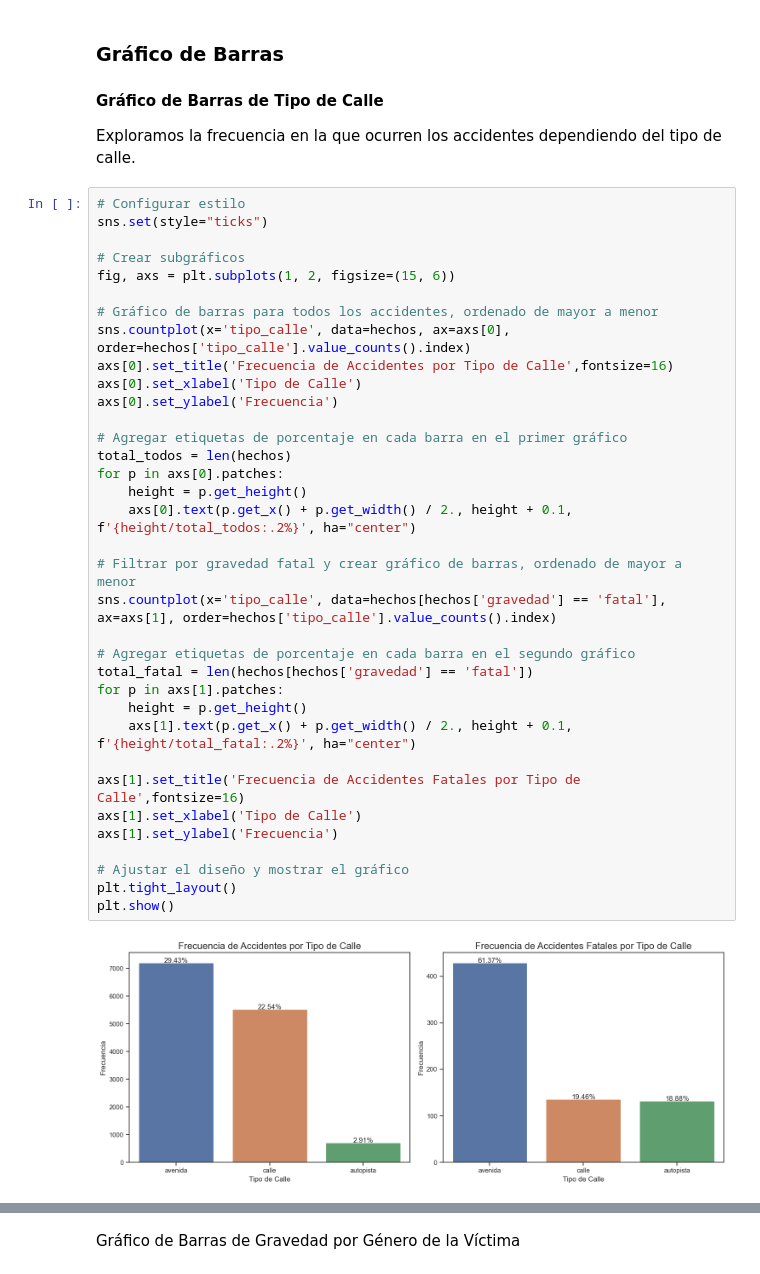
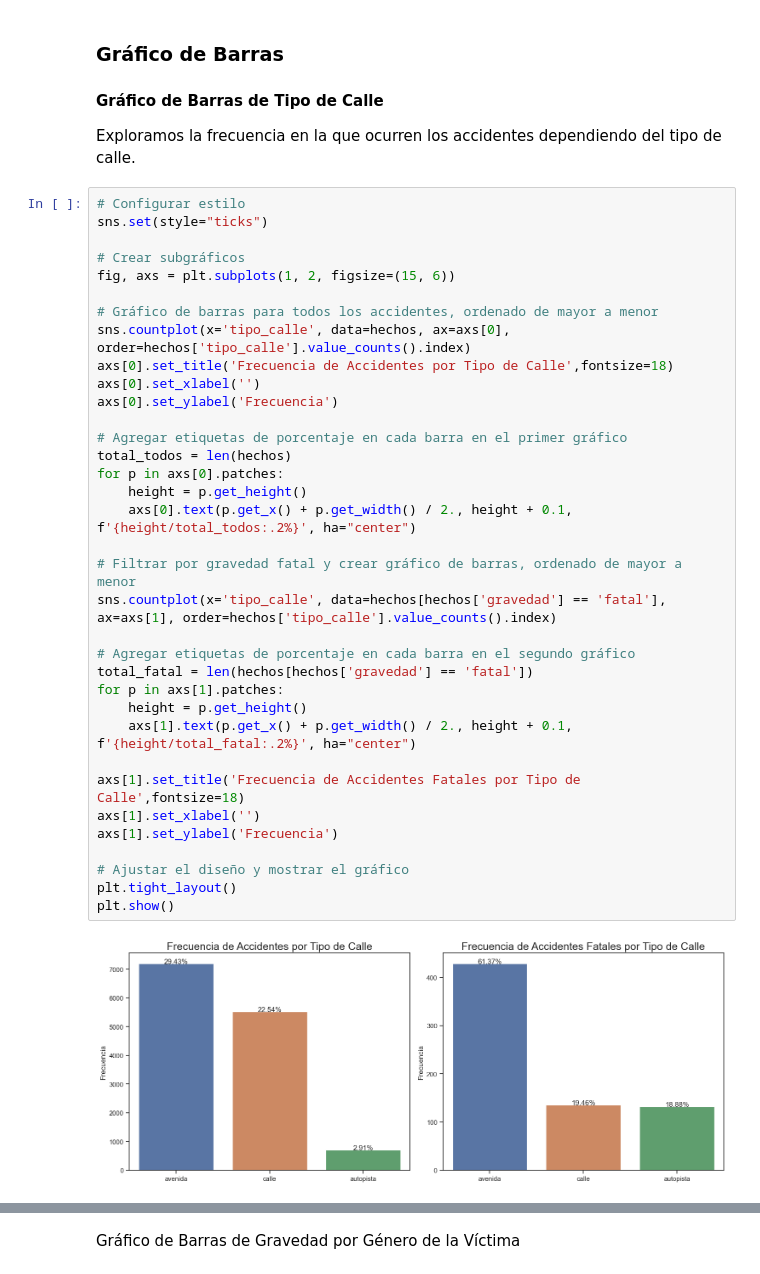
Before and after one commit to KGSanchezM/Siniestros-Viales, a Jupyter notebook: Notebooks/EDA.ipynb, the cells around one changed output, grey strips where cells are left out. Saved outputs shown, nothing was run; the diff lists cells and outputs as text.

```diff
--- a/Notebooks/EDA.ipynb
+++ b/Notebooks/EDA.ipynb
@@ -327,35 +327,35 @@ Exploramos la frecuencia en la que ocurren los accidentes dependiendo del tipo d
 sns.set(style="ticks")
 
 # Crear subgráficos
 fig, axs = plt.subplots(1, 2, figsize=(15, 6))
 
 # Gráfico de barras para todos los accidentes, ordenado de mayor a menor
 sns.countplot(x='tipo_calle', data=hechos, ax=axs[0], order=hechos['tipo_calle'].value_counts().index)
-axs[0].set_title('Frecuencia de Accidentes por Tipo de Calle',fontsize=16)
-axs[0].set_xlabel('Tipo de Calle')
+axs[0].set_title('Frecuencia de Accidentes por Tipo de Calle',fontsize=18)
+axs[0].set_xlabel('')
 axs[0].set_ylabel('Frecuencia')
 
 # Agregar etiquetas de porcentaje en cada barra en el primer gráfico
 total_todos = len(hechos)
 for p in axs[0].patches:
     height = p.get_height()
     axs[0].text(p.get_x() + p.get_width() / 2., height + 0.1, f'{height/total_todos:.2%}', ha="center")
 
 # Filtrar por gravedad fatal y crear gráfico de barras, ordenado de mayor a menor
 sns.countplot(x='tipo_calle', data=hechos[hechos['gravedad'] == 'fatal'], ax=axs[1], order=hechos['tipo_calle'].value_counts().index)
 
 # Agregar etiquetas de porcentaje en cada barra en el segundo gráfico
 total_fatal = len(hechos[hechos['gravedad'] == 'fatal'])
 for p in axs[1].patches:
     height = p.get_height()
     axs[1].text(p.get_x() + p.get_width() / 2., height + 0.1, f'{height/total_fatal:.2%}', ha="center")
 
-axs[1].set_title('Frecuencia de Accidentes Fatales por Tipo de Calle',fontsize=16)
-axs[1].set_xlabel('Tipo de Calle')
+axs[1].set_title('Frecuencia de Accidentes Fatales por Tipo de Calle',fontsize=18)
+axs[1].set_xlabel('')
 axs[1].set_ylabel('Frecuencia')
 
 # Ajustar el diseño y mostrar el gráfico
 plt.tight_layout()
 plt.show()
 # %% [output]
-[figure, old version]
+[figure, new version]
```
Also changed, not shown: parts of 3 cells of this notebook, 2 other files.
